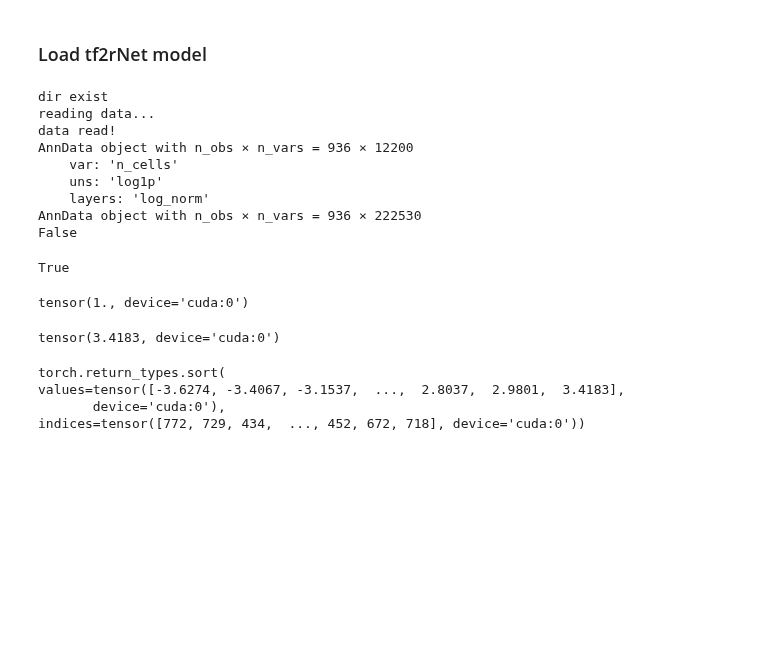
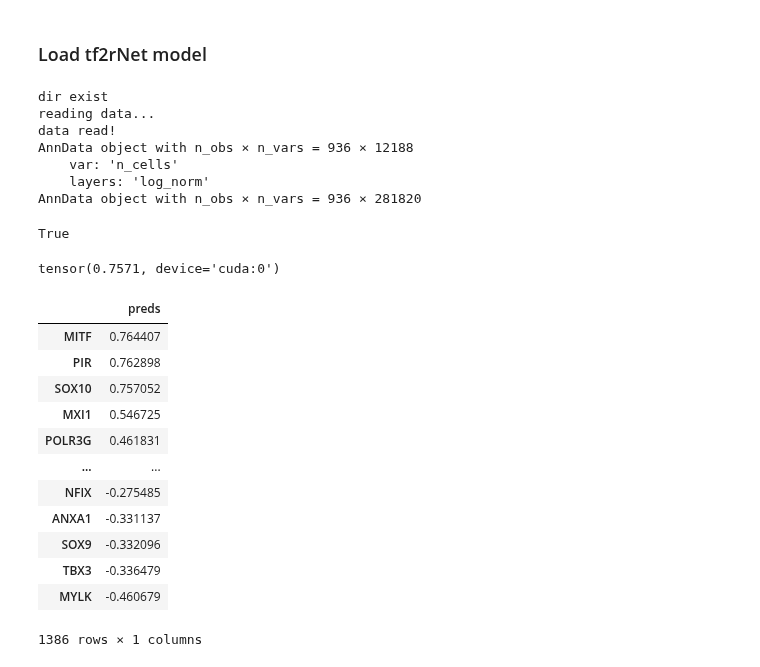
Before and after one commit to aertslab/deepSCENIC, a Jupyter notebook: notebooks/explain_sequences.ipynb, the cells around one changed output. Saved outputs shown, nothing was run; the diff lists cells and outputs as text; code cells hidden in the pictures; blank space fills up the shorter version.

```diff
--- a/notebooks/explain_sequences.ipynb
+++ b/notebooks/explain_sequences.ipynb
@@ -48,14 +45,12 @@ elif opt.device=='cpu':
 # %%
-# Compile model and initialize data loaders
-model = deepSCENIC(opt)
-dataloader, _, TFs_idx, r2g_dist_coo, seq_dataloader, _  = model.init_data()
+# Compile model
+ds_model = deepSCENIC(opt)
+dataloader, TFs_idx, r2g_dist_coo, seq_dataloader, _ = ds_model.init_data()
 # %% [output]
 dir exist
 reading data...
 data read!
-AnnData object with n_obs × n_vars = 936 × 12200
+AnnData object with n_obs × n_vars = 936 × 12188
     var: 'n_cells'
-    uns: 'log1p'
     layers: 'log_norm'
-AnnData object with n_obs × n_vars = 936 × 222530
-False
+AnnData object with n_obs × n_vars = 936 × 281820
@@ -147,24 +166,30 @@ True
 TF = 'SOX10'
 TF_idx = np.where(ad_rna[:, TFs_idx].var_names==TF)[0][0] # get TF index
 # %%
-# predict motif scores
+# predict tf-region scores
 with torch.no_grad():
-    pred_mtf = torch.squeeze(model(samples_1hot, motif=True))
-pred_mtf[TF_idx]
+    pred = torch.squeeze(model(samples_1hot))
+pred[TF_idx]
 # %% [output]
-tensor(1., device='cuda:0')
+tensor(0.7571, device='cuda:0')
-# %%
-# Predict functional scores
-with torch.no_grad():
-    pred_ctx = torch.squeeze(model(samples_1hot, motif=False))
-pred_ctx[TF_idx]
-# %% [output]
-tensor(3.4183, device='cuda:0')
 # %%
-# Sort combined predictions
-torch.sort(pred_mtf * pred_ctx)
+# Predictions
+df_preds = pd.DataFrame({'preds':pred.cpu().numpy()}, index=ad_tf.var_names)
+# Cell-type specific predictions
+df_preds_MEL = pd.DataFrame({'preds':pred.cpu().numpy() * ad_tf[ad_tf.obs.lineState=='MEL'].X.mean(0)}, index=ad_tf.var_names)
-# %% [output]
-torch.return_types.sort(
-values=tensor([-3.6274, -3.4067, -3.1537,  ...,  2.8037,  2.9801,  3.4183],
-       device='cuda:0'),
-indices=tensor([772, 729, 434,  ..., 452, 672, 718], device='cuda:0'))
+# %%
+df_preds.sort_values('preds', ascending=False)
+# %% [output]
+|  | preds |
+| MITF | 0.764407 |
+| PIR | 0.762898 |
+| SOX10 | 0.757052 |
+| MXI1 | 0.546725 |
+| POLR3G | 0.461831 |
+| ... | ... |
+| NFIX | -0.275485 |
+| ANXA1 | -0.331137 |
+| SOX9 | -0.332096 |
+| TBX3 | -0.336479 |
+| MYLK | -0.460679 |
+1386 rows × 1 columns
```
Also changed, not shown: parts of 10 cells of this notebook, 9 other files.
